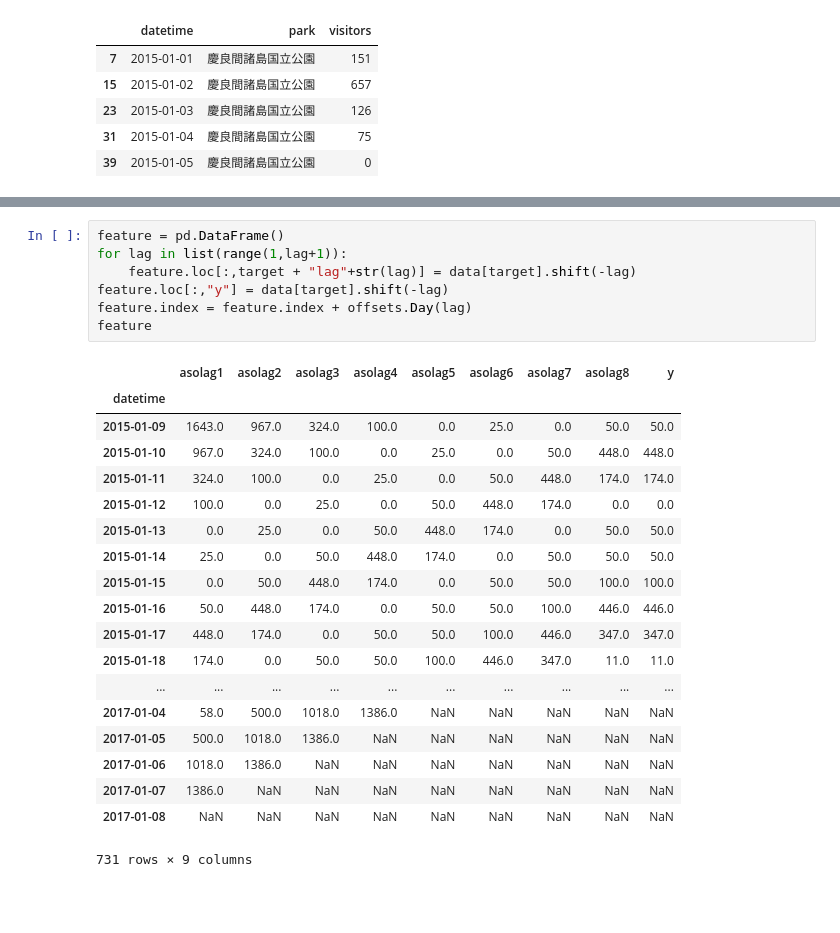
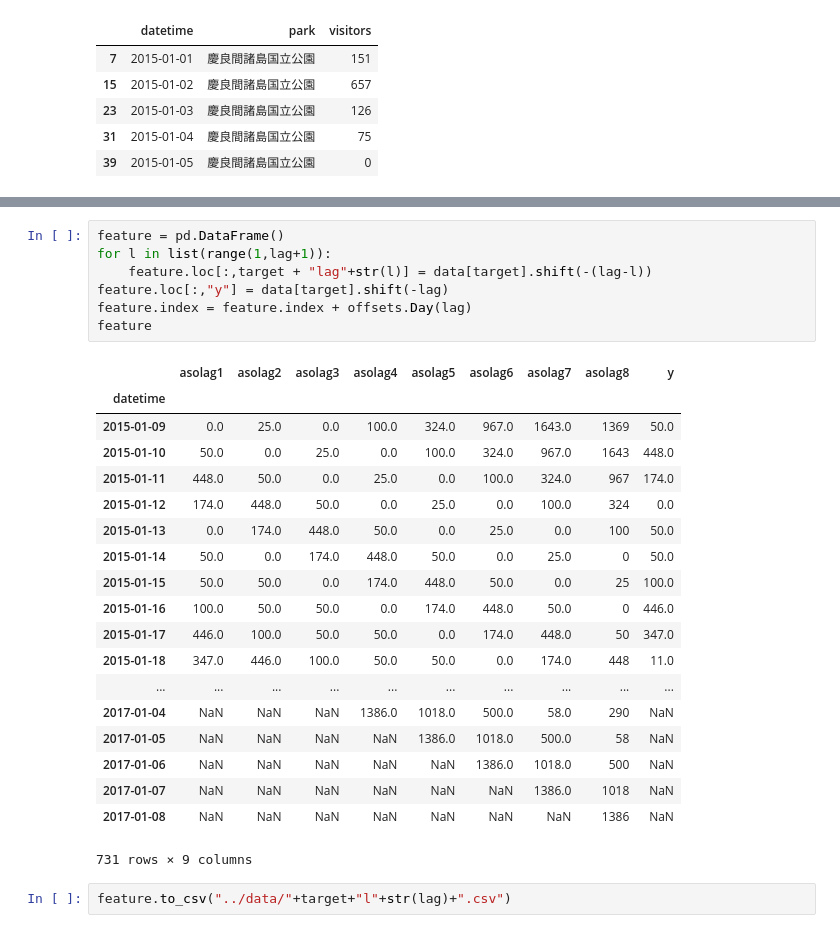
Before and after one commit to watanta/tourism, a Jupyter notebook: code/preprocess.ipynb, the cells around one changed output, grey strips where cells are left out. Drawn from its saved outputs; the diff is of its cells as text; blank space fills up the shorter version.

```diff
--- a/code/preprocess.ipynb
+++ b/code/preprocess.ipynb
@@ -226,27 +240,29 @@ data.head()
 # %%
 feature = pd.DataFrame()
-for lag in list(range(1,lag+1)):
-    feature.loc[:,target + "lag"+str(lag)] = data[target].shift(-lag)
+for l in list(range(1,lag+1)):
+    feature.loc[:,target + "lag"+str(l)] = data[target].shift(-(lag-l))
 feature.loc[:,"y"] = data[target].shift(-lag)
 feature.index = feature.index + offsets.Day(lag)
 feature
 # %% [output]
 |  | asolag1 | asolag2 | asolag3 | asolag4 | asolag5 | asolag6 | asolag7 | asolag8 | y |
 | datetime |  |  |  |  |  |  |  |  |  |
-| 2015-01-09 | 1643.0 | 967.0 | 324.0 | 100.0 | 0.0 | 25.0 | 0.0 | 50.0 | 50.0 |
-| 2015-01-10 | 967.0 | 324.0 | 100.0 | 0.0 | 25.0 | 0.0 | 50.0 | 448.0 | 448.0 |
-| 2015-01-11 | 324.0 | 100.0 | 0.0 | 25.0 | 0.0 | 50.0 | 448.0 | 174.0 | 174.0 |
-| 2015-01-12 | 100.0 | 0.0 | 25.0 | 0.0 | 50.0 | 448.0 | 174.0 | 0.0 | 0.0 |
-| 2015-01-13 | 0.0 | 25.0 | 0.0 | 50.0 | 448.0 | 174.0 | 0.0 | 50.0 | 50.0 |
-| 2015-01-14 | 25.0 | 0.0 | 50.0 | 448.0 | 174.0 | 0.0 | 50.0 | 50.0 | 50.0 |
-| 2015-01-15 | 0.0 | 50.0 | 448.0 | 174.0 | 0.0 | 50.0 | 50.0 | 100.0 | 100.0 |
-| 2015-01-16 | 50.0 | 448.0 | 174.0 | 0.0 | 50.0 | 50.0 | 100.0 | 446.0 | 446.0 |
-| 2015-01-17 | 448.0 | 174.0 | 0.0 | 50.0 | 50.0 | 100.0 | 446.0 | 347.0 | 347.0 |
-| 2015-01-18 | 174.0 | 0.0 | 50.0 | 50.0 | 100.0 | 446.0 | 347.0 | 11.0 | 11.0 |
+| 2015-01-09 | 0.0 | 25.0 | 0.0 | 100.0 | 324.0 | 967.0 | 1643.0 | 1369 | 50.0 |
+| 2015-01-10 | 50.0 | 0.0 | 25.0 | 0.0 | 100.0 | 324.0 | 967.0 | 1643 | 448.0 |
+| 2015-01-11 | 448.0 | 50.0 | 0.0 | 25.0 | 0.0 | 100.0 | 324.0 | 967 | 174.0 |
+| 2015-01-12 | 174.0 | 448.0 | 50.0 | 0.0 | 25.0 | 0.0 | 100.0 | 324 | 0.0 |
+| 2015-01-13 | 0.0 | 174.0 | 448.0 | 50.0 | 0.0 | 25.0 | 0.0 | 100 | 50.0 |
+| 2015-01-14 | 50.0 | 0.0 | 174.0 | 448.0 | 50.0 | 0.0 | 25.0 | 0 | 50.0 |
+| 2015-01-15 | 50.0 | 50.0 | 0.0 | 174.0 | 448.0 | 50.0 | 0.0 | 25 | 100.0 |
+| 2015-01-16 | 100.0 | 50.0 | 50.0 | 0.0 | 174.0 | 448.0 | 50.0 | 0 | 446.0 |
+| 2015-01-17 | 446.0 | 100.0 | 50.0 | 50.0 | 0.0 | 174.0 | 448.0 | 50 | 347.0 |
+| 2015-01-18 | 347.0 | 446.0 | 100.0 | 50.0 | 50.0 | 0.0 | 174.0 | 448 | 11.0 |
 | ... | ... | ... | ... | ... | ... | ... | ... | ... | ... |
-| 2017-01-04 | 58.0 | 500.0 | 1018.0 | 1386.0 | NaN | NaN | NaN | NaN | NaN |
-| 2017-01-05 | 500.0 | 1018.0 | 1386.0 | NaN | NaN | NaN | NaN | NaN | NaN |
-| 2017-01-06 | 1018.0 | 1386.0 | NaN | NaN | NaN | NaN | NaN | NaN | NaN |
-| 2017-01-07 | 1386.0 | NaN | NaN | NaN | NaN | NaN | NaN | NaN | NaN |
-| 2017-01-08 | NaN | NaN | NaN | NaN | NaN | NaN | NaN | NaN | NaN |
+| 2017-01-04 | NaN | NaN | NaN | 1386.0 | 1018.0 | 500.0 | 58.0 | 290 | NaN |
+| 2017-01-05 | NaN | NaN | NaN | NaN | 1386.0 | 1018.0 | 500.0 | 58 | NaN |
+| 2017-01-06 | NaN | NaN | NaN | NaN | NaN | 1386.0 | 1018.0 | 500 | NaN |
+| 2017-01-07 | NaN | NaN | NaN | NaN | NaN | NaN | 1386.0 | 1018 | NaN |
+| 2017-01-08 | NaN | NaN | NaN | NaN | NaN | NaN | NaN | 1386 | NaN |
 731 rows × 9 columns
+# %%
+feature.to_csv("../data/"+target+"l"+str(lag)+".csv")
```
Also changed, not shown: parts of 4 cells of this notebook, 1 other file.
